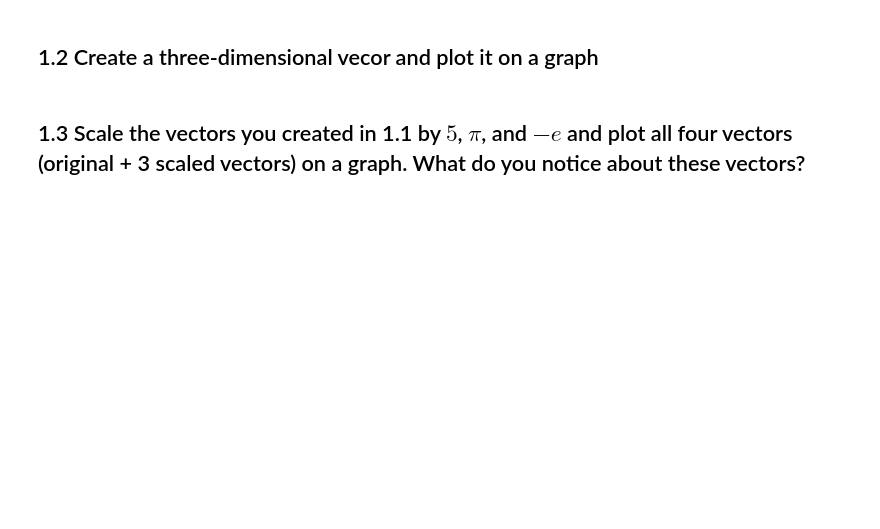
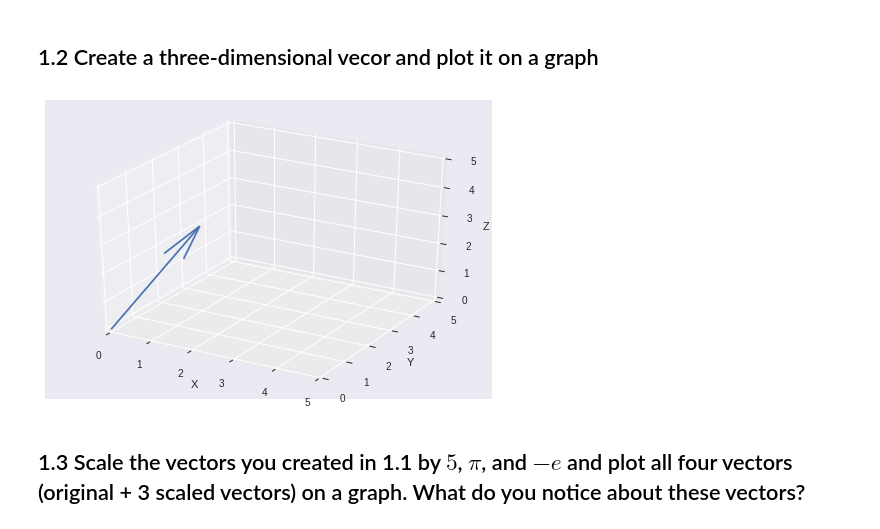
Before and after one commit to bloominstituteoftechnology/DS-Unit-1-Sprint-4-Linear-Algebra, a Jupyter notebook: module1-linear-algebra-review/Linear_Algebra_Assignment.ipynb, the cells around one changed output. Drawn from its saved outputs; the diff is of its cells as text; code cells hidden in the pictures; blank space fills up the shorter version.

```diff
--- a/module1-linear-algebra-review/Linear_Algebra_Assignment.ipynb
+++ b/module1-linear-algebra-review/Linear_Algebra_Assignment.ipynb
@@ -7,4 +23,22 @@ For the questions below it is not sufficient to simply provide answer to the que
 # %% [markdown]
 ## 1.2 Create a three-dimensional vecor and plot it on a graph
+# %%
+vec2_orig = [0,0,0]
+vec2 = [1,2,3]
+
+from mpl_toolkits.mplot3d import Axes3D
+
+fig = plt.figure()
+ax = fig.add_subplot(111, projection='3d')
+ax.quiver(0,0,0,1,2,3, length=1)
+ax.set_xlim([0, 5])
+ax.set_ylim([0, 5])
+ax.set_zlim([0, 5])
+ax.set_xlabel('X')
+ax.set_ylabel('Y')
+ax.set_zlabel('Z')
+plt.show()
+# %% [output]
+[figure, added]
 # %% [markdown]
 ## 1.3 Scale the vectors you created in 1.1 by $5$, $\pi$, and $-e$ and plot all four vectors (original + 3 scaled vectors) on a graph. What do you notice about these vectors?
```
Also changed, not shown: parts of 27 cells of this notebook.
